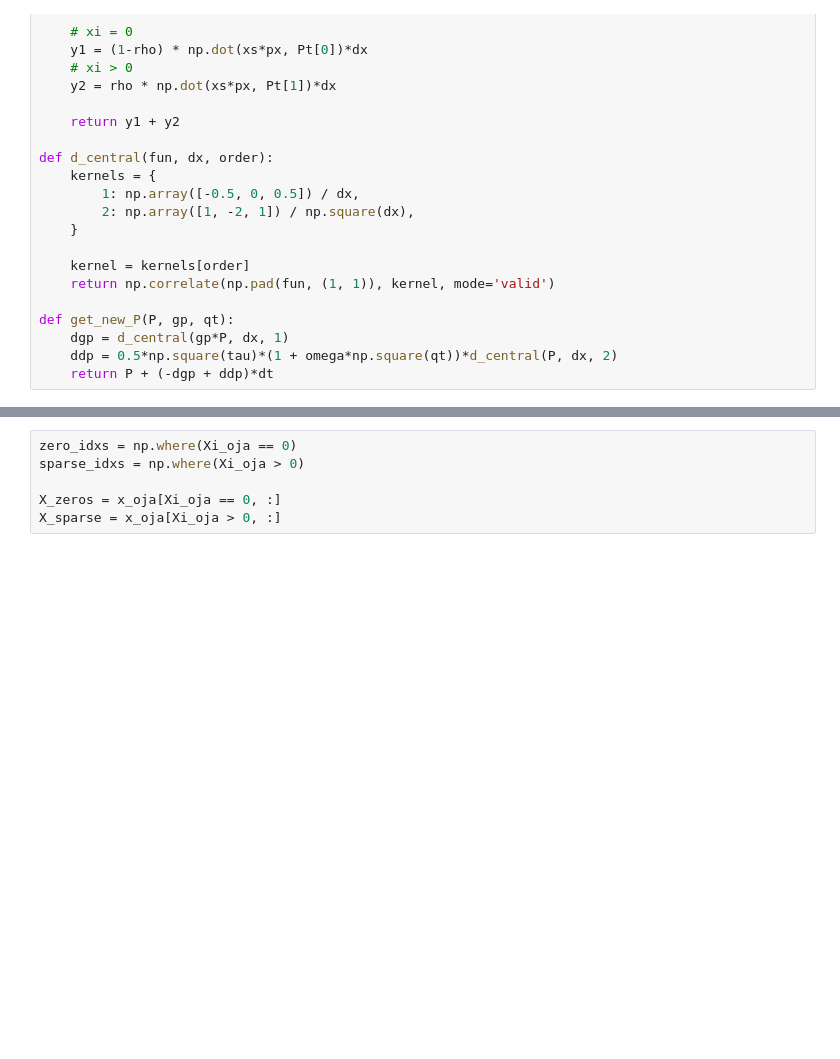
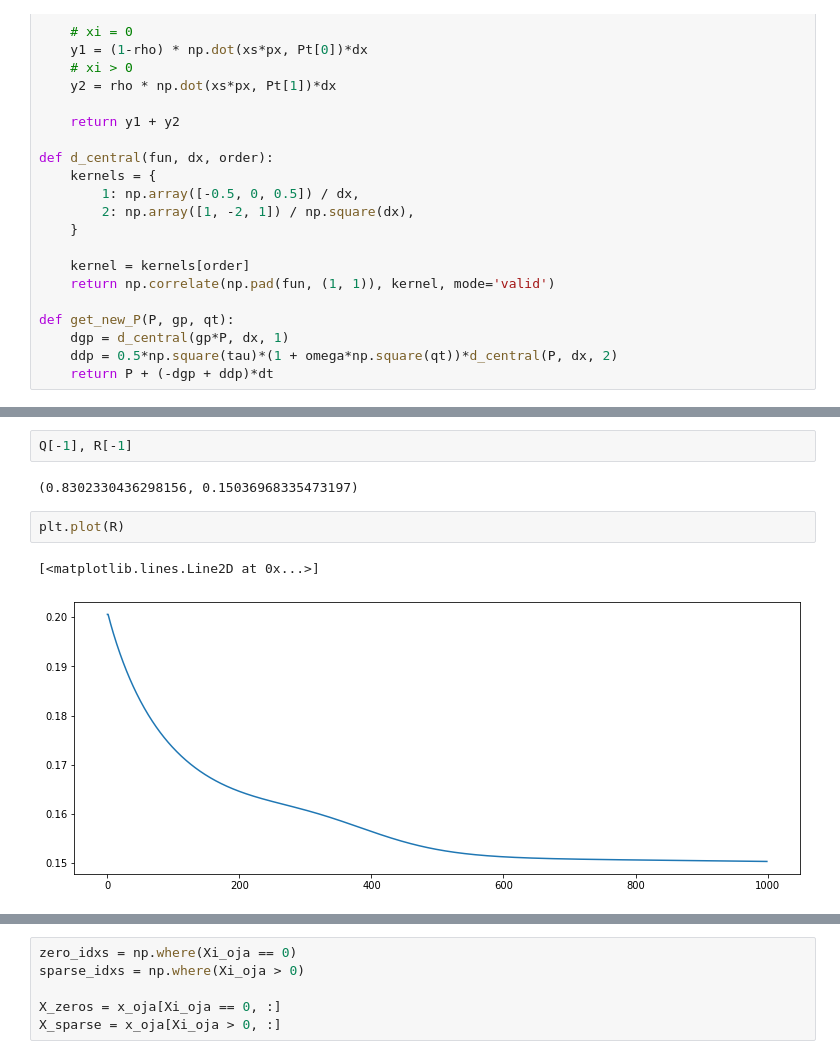
Before and after one commit to ceteke/sparse-pca, a Jupyter notebook: nbs/solve-pde.ipynb, the cells around one changed output, grey strips where cells are left out. Drawn from its saved outputs; the diff is of its cells as text; blank space fills up the shorter version.

```diff
--- a/nbs/solve-pde.ipynb
+++ b/nbs/solve-pde.ipynb
@@ -114,3 +117,12 @@ plt.plot(Q)
+# %%
+Q[-1], R[-1]
+# %% [output]
+(0.8302330436298156, 0.15036968335473197)
+# %%
+plt.plot(R)
+# %% [output]
+[<matplotlib.lines.Line2D at 0x...>]
+[figure, added]
 # %%
 # Animate the PDE
 
```
Also changed, not shown: parts of 7 cells of this notebook, 5 other files.
